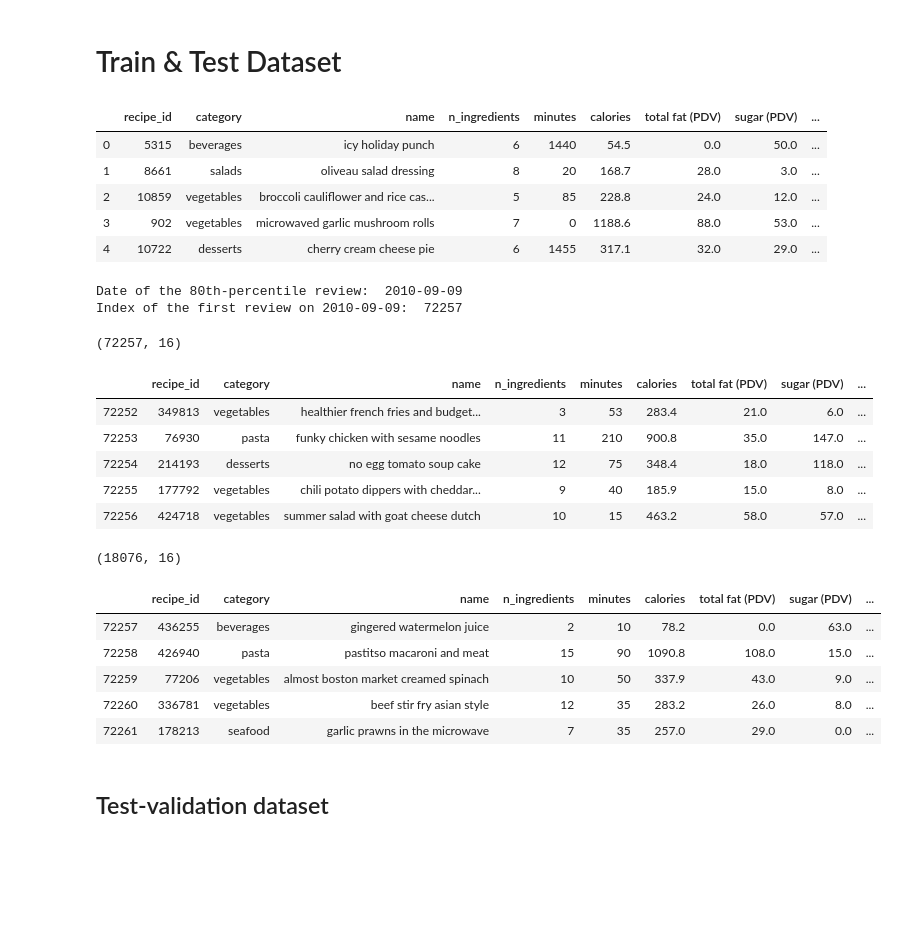
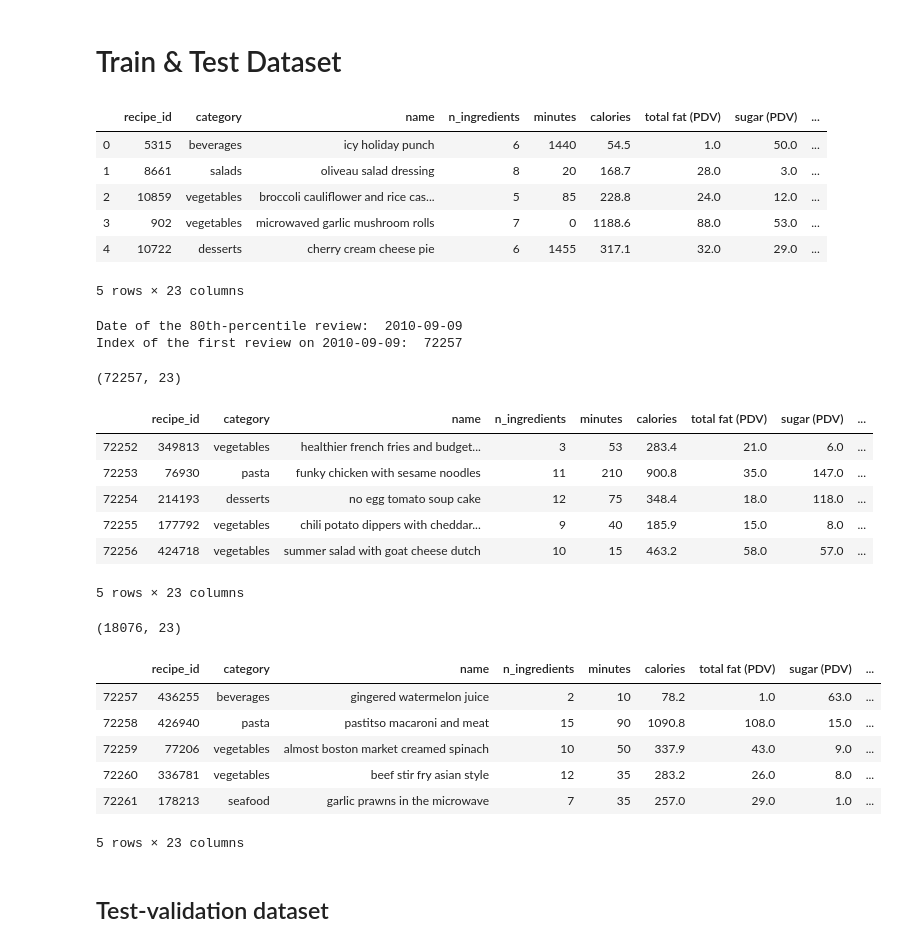
Before and after one commit to tangihan/Recipe-Recommender-System, a Jupyter notebook: Codes/Extract Train and Test Datasets.ipynb, the cells around one changed output. Cells and saved outputs as stored; diff of their text form; code cells hidden in the pictures; blank space fills up the shorter version.

```diff
--- a/Codes/Extract Train and Test Datasets.ipynb
+++ b/Codes/Extract Train and Test Datasets.ipynb
@@ -423,15 +423,17 @@ final.to_csv('./Dataset/final_dataset.csv', index=False)
 # %% [markdown]
 # Train & Test Dataset
 # %%
-all_dataset = pd.read_csv('./Dataset/final_dataset.csv')
+all_dataset = pd.read_csv('./Dataset/final_dataset_log.csv')
+all_dataset.drop('Unnamed: 0', axis = 1, inplace=True)
 all_dataset.head()
 # %% [output]
 |  | recipe_id | category | name | n_ingredients | minutes | calories | total fat (PDV) | sugar (PDV) | ... |
-| 0 | 5315 | beverages | icy holiday punch | 6 | 1440 | 54.5 | 0.0 | 50.0 | ... |
+| 0 | 5315 | beverages | icy holiday punch | 6 | 1440 | 54.5 | 1.0 | 50.0 | ... |
 | 1 | 8661 | salads | oliveau salad dressing | 8 | 20 | 168.7 | 28.0 | 3.0 | ... |
 | 2 | 10859 | vegetables | broccoli cauliflower and rice cas... | 5 | 85 | 228.8 | 24.0 | 12.0 | ... |
 | 3 | 902 | vegetables | microwaved garlic mushroom rolls | 7 | 0 | 1188.6 | 88.0 | 53.0 | ... |
 | 4 | 10722 | desserts | cherry cream cheese pie | 6 | 1455 | 317.1 | 32.0 | 29.0 | ... |
+5 rows × 23 columns
 # %%
 import math
 
@@ -448,25 +450,27 @@ train_set = all_dataset.iloc[:i_date[0]]
 print(train_set.shape)
 train_set.tail()
 # %% [output]
-(72257, 16)
+(72257, 23)
 |  | recipe_id | category | name | n_ingredients | minutes | calories | total fat (PDV) | sugar (PDV) | ... |
 | 72252 | 349813 | vegetables | healthier french fries and budget... | 3 | 53 | 283.4 | 21.0 | 6.0 | ... |
 | 72253 | 76930 | pasta | funky chicken with sesame noodles | 11 | 210 | 900.8 | 35.0 | 147.0 | ... |
 | 72254 | 214193 | desserts | no egg tomato soup cake | 12 | 75 | 348.4 | 18.0 | 118.0 | ... |
 | 72255 | 177792 | vegetables | chili potato dippers with cheddar... | 9 | 40 | 185.9 | 15.0 | 8.0 | ... |
 | 72256 | 424718 | vegetables | summer salad with goat cheese dutch | 10 | 15 | 463.2 | 58.0 | 57.0 | ... |
+5 rows × 23 columns
 # %%
 test_set = all_dataset.iloc[i_date[0]:]
 print(test_set.shape)
 test_set.head()
 # %% [output]
-(18076, 16)
+(18076, 23)
 |  | recipe_id | category | name | n_ingredients | minutes | calories | total fat (PDV) | sugar (PDV) | ... |
-| 72257 | 436255 | beverages | gingered watermelon juice | 2 | 10 | 78.2 | 0.0 | 63.0 | ... |
+| 72257 | 436255 | beverages | gingered watermelon juice | 2 | 10 | 78.2 | 1.0 | 63.0 | ... |
 | 72258 | 426940 | pasta | pastitso macaroni and meat | 15 | 90 | 1090.8 | 108.0 | 15.0 | ... |
 | 72259 | 77206 | vegetables | almost boston market creamed spinach | 10 | 50 | 337.9 | 43.0 | 9.0 | ... |
 | 72260 | 336781 | vegetables | beef stir fry asian style | 12 | 35 | 283.2 | 26.0 | 8.0 | ... |
-| 72261 | 178213 | seafood | garlic prawns in the microwave | 7 | 35 | 257.0 | 29.0 | 0.0 | ... |
+| 72261 | 178213 | seafood | garlic prawns in the microwave | 7 | 35 | 257.0 | 29.0 | 1.0 | ... |
+5 rows × 23 columns
 # %%
 # convert to csv
 train_set.to_csv('./Dataset/train_dataset_all.csv', index=False)
```
Also changed, not shown: parts of 2 cells of this notebook, 4 other files.
